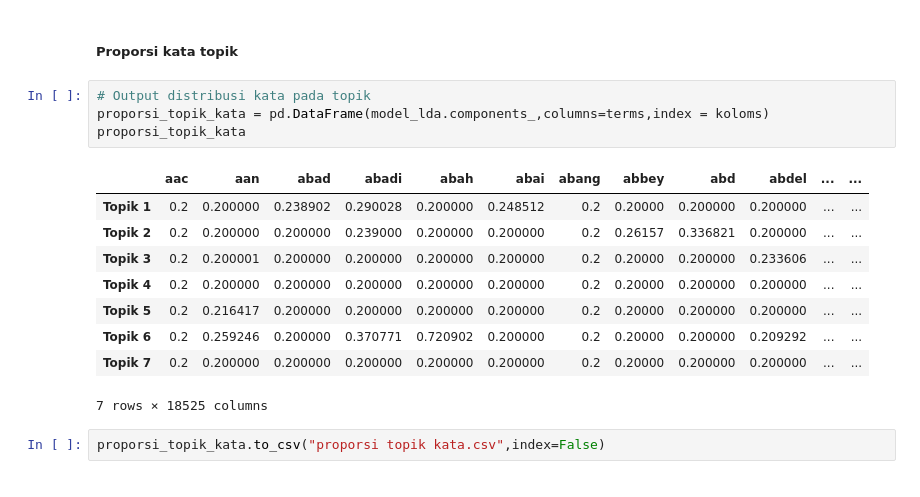
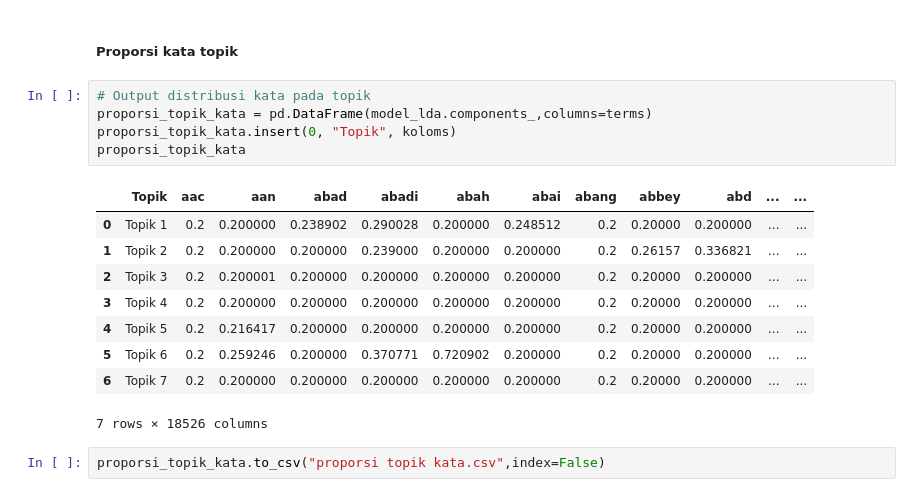
Before and after one commit to Fiqry-Wahyu-Diky/ppw, a Jupyter notebook: _sources/UAS TA PPW.ipynb, the cells around one changed output. Drawn from its saved outputs; the diff is of its cells as text.

```diff
--- a/_sources/UAS TA PPW.ipynb
+++ b/_sources/UAS TA PPW.ipynb
@@ -878,18 +889,19 @@ proporsi_topik_dokumen.to_csv("proporsi topik dokumen.csv",index=False)
 ##### Proporsi kata topik
 # %%
 # Output distribusi kata pada topik
-proporsi_topik_kata = pd.DataFrame(model_lda.components_,columns=terms,index = koloms)
+proporsi_topik_kata = pd.DataFrame(model_lda.components_,columns=terms)
+proporsi_topik_kata.insert(0, "Topik", koloms)
 proporsi_topik_kata
 # %% [output]
-|  | aac | aan | abad | abadi | abah | abai | abang | abbey | abd | abdel | ... | ... |
-| Topik 1 | 0.2 | 0.200000 | 0.238902 | 0.290028 | 0.200000 | 0.248512 | 0.2 | 0.20000 | 0.200000 | 0.200000 | ... | ... |
-| Topik 2 | 0.2 | 0.200000 | 0.200000 | 0.239000 | 0.200000 | 0.200000 | 0.2 | 0.26157 | 0.336821 | 0.200000 | ... | ... |
-| Topik 3 | 0.2 | 0.200001 | 0.200000 | 0.200000 | 0.200000 | 0.200000 | 0.2 | 0.20000 | 0.200000 | 0.233606 | ... | ... |
-| Topik 4 | 0.2 | 0.200000 | 0.200000 | 0.200000 | 0.200000 | 0.200000 | 0.2 | 0.20000 | 0.200000 | 0.200000 | ... | ... |
-| Topik 5 | 0.2 | 0.216417 | 0.200000 | 0.200000 | 0.200000 | 0.200000 | 0.2 | 0.20000 | 0.200000 | 0.200000 | ... | ... |
-| Topik 6 | 0.2 | 0.259246 | 0.200000 | 0.370771 | 0.720902 | 0.200000 | 0.2 | 0.20000 | 0.200000 | 0.209292 | ... | ... |
-| Topik 7 | 0.2 | 0.200000 | 0.200000 | 0.200000 | 0.200000 | 0.200000 | 0.2 | 0.20000 | 0.200000 | 0.200000 | ... | ... |
+|  | Topik | aac | aan | abad | abadi | abah | abai | abang | abbey | abd | ... | ... |
+| 0 | Topik 1 | 0.2 | 0.200000 | 0.238902 | 0.290028 | 0.200000 | 0.248512 | 0.2 | 0.20000 | 0.200000 | ... | ... |
+| 1 | Topik 2 | 0.2 | 0.200000 | 0.200000 | 0.239000 | 0.200000 | 0.200000 | 0.2 | 0.26157 | 0.336821 | ... | ... |
+| 2 | Topik 3 | 0.2 | 0.200001 | 0.200000 | 0.200000 | 0.200000 | 0.200000 | 0.2 | 0.20000 | 0.200000 | ... | ... |
+| 3 | Topik 4 | 0.2 | 0.200000 | 0.200000 | 0.200000 | 0.200000 | 0.200000 | 0.2 | 0.20000 | 0.200000 | ... | ... |
+| 4 | Topik 5 | 0.2 | 0.216417 | 0.200000 | 0.200000 | 0.200000 | 0.200000 | 0.2 | 0.20000 | 0.200000 | ... | ... |
+| 5 | Topik 6 | 0.2 | 0.259246 | 0.200000 | 0.370771 | 0.720902 | 0.200000 | 0.2 | 0.20000 | 0.200000 | ... | ... |
+| 6 | Topik 7 | 0.2 | 0.200000 | 0.200000 | 0.200000 | 0.200000 | 0.200000 | 0.2 | 0.20000 | 0.200000 | ... | ... |
-7 rows × 18525 columns
+7 rows × 18526 columns
 # %%
 proporsi_topik_kata.to_csv("proporsi topik kata.csv",index=False)
 # %% [markdown]
```
Also changed, not shown: parts of 6 cells of this notebook, 20 other files.
